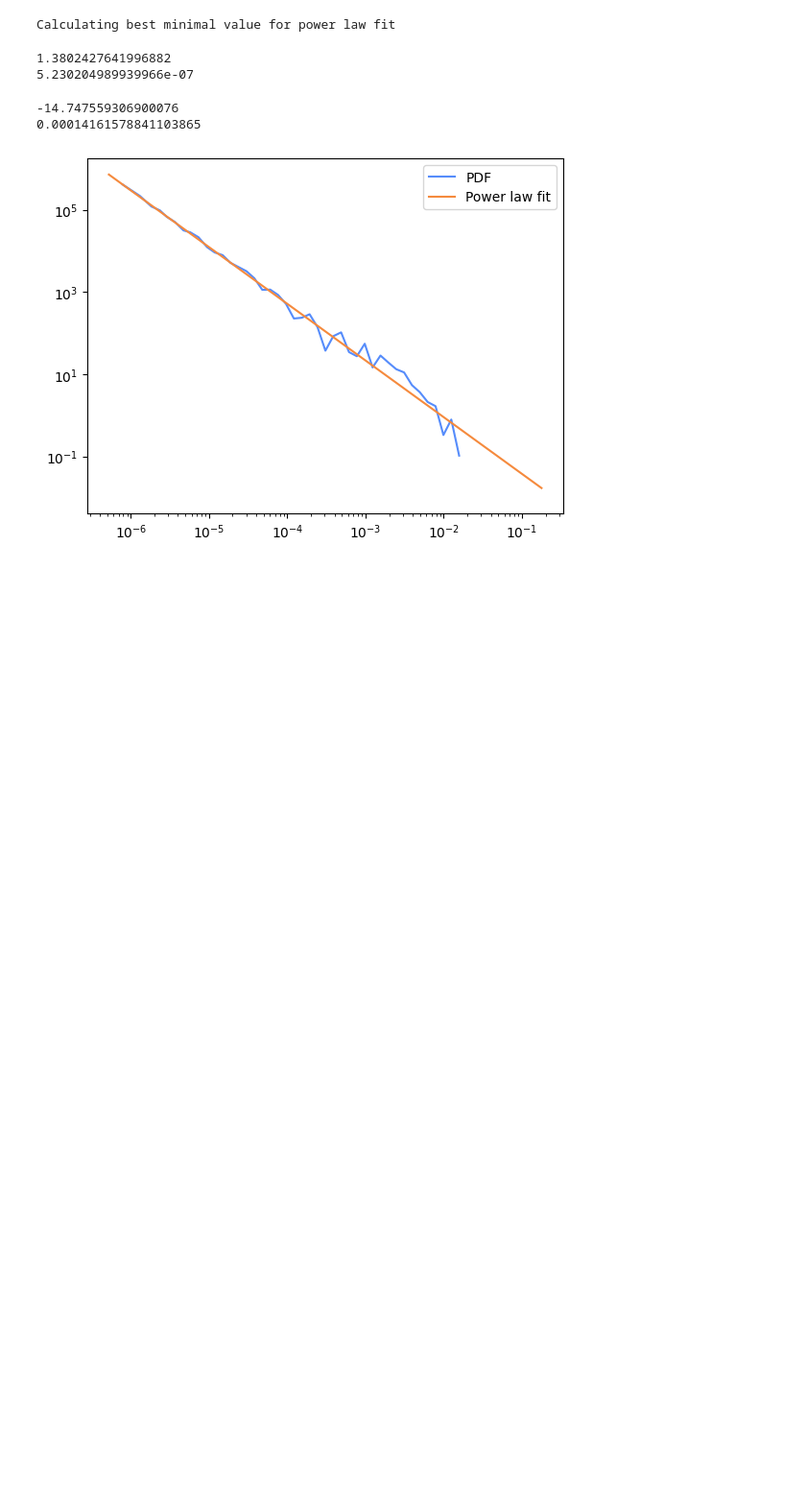
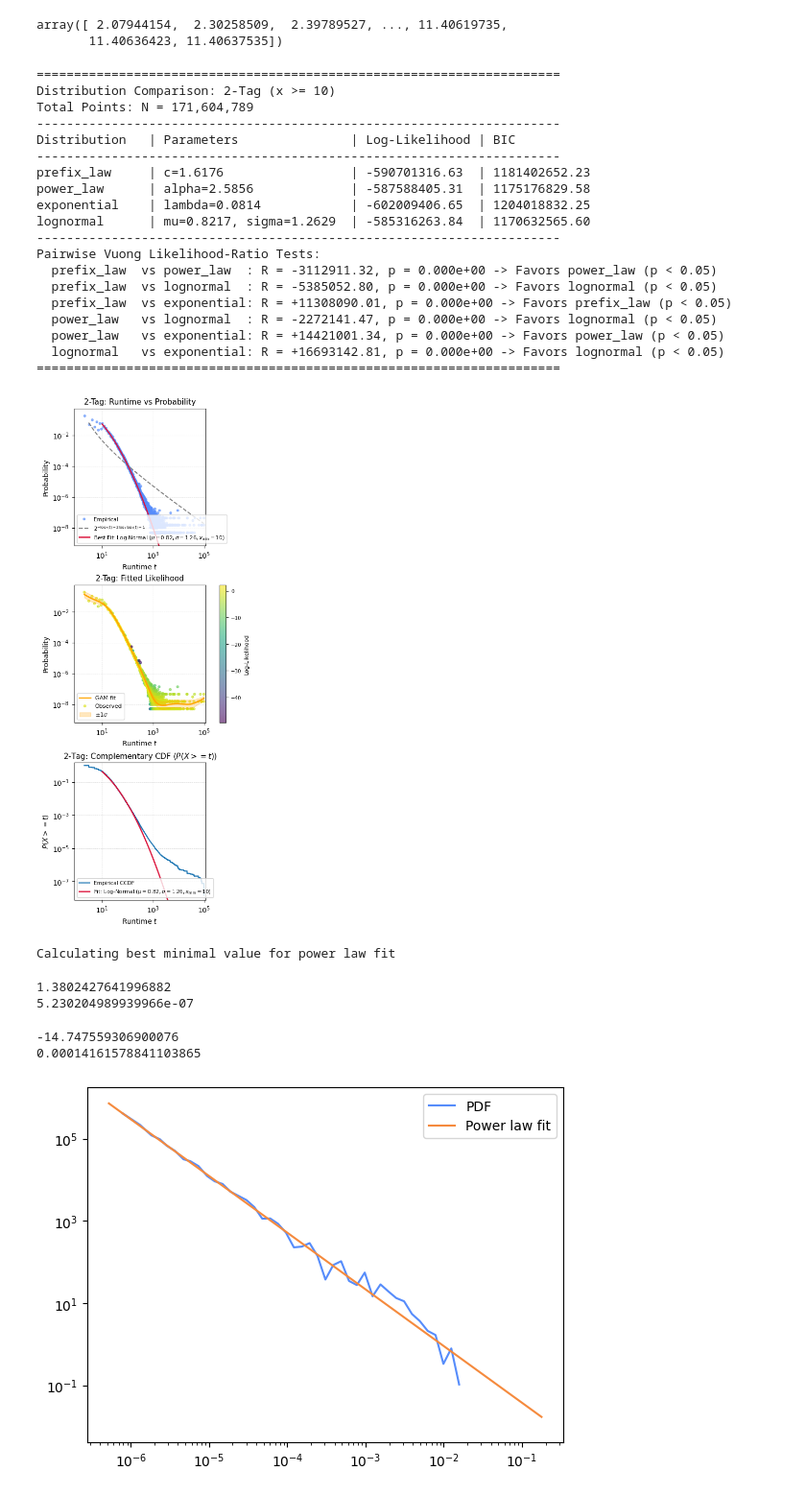
Before and after one commit to vincentherrmann/universal-computer-runtime-probabilities, a Jupyter notebook: Runtime_visualizations_grid.ipynb, the cells around one changed output. Shown at 96% size. Saved outputs shown, nothing was run; the diff lists cells and outputs as text; code cells hidden in the pictures; blank space fills up the shorter version.

Commit message:
add prefix law

```diff
--- a/Runtime_visualizations_grid.ipynb
+++ b/Runtime_visualizations_grid.ipynb
@@ -424,22 +562,47 @@ OVERALL BEST FIT: Log-Normal (\mu=-622.11, \sigma=16.72, x_{\min}=10)
+# %%
+log_rt
+# %% [output]
+array([ 2.07944154,  2.30258509,  2.39789527, ..., 11.40619735,
+       11.40636423, 11.40637535])
-# %%
 # %%
 # =====================================================================
 # Figure 2: Single Column 3x1 Grid (2-Tag System)
 # =====================================================================
 fig_tag, axes_tag = plt.subplots(
     3,
     1,
-    figsize=(4, 9),
-    gridspec_kw={"height_ratios": [1, 1, 0.6]},
+    figsize=(4.2, 10.5),
+    gridspec_kw={"height_ratios": [1, 1, 1]},
     constrained_layout=True,
 )
 
 render_domain_column(
     "tag", axes_tag, xlim=global_xlim, ylim=global_ylim, xmin_val=10
 )
 
-#fig_tag.savefig("runtime_vs_probability_tag_combined_xmin_10.pdf")
+#fig_tag.savefig("runtime_vs_probability_tag_3x1_ccdf.pdf")
 plt.show()
+# %% [output]
+======================================================================
+Distribution Comparison: 2-Tag (x >= 10)
+Total Points: N = 171,604,789
+----------------------------------------------------------------------
+Distribution   | Parameters               | Log-Likelihood | BIC
+----------------------------------------------------------------------
+prefix_law     | c=1.6176                 | -590701316.63  | 1181402652.23
+power_law      | alpha=2.5856             | -587588405.31  | 1175176829.58
+exponential    | lambda=0.0814            | -602009406.65  | 1204018832.25
+lognormal      | mu=0.8217, sigma=1.2629  | -585316263.84  | 1170632565.60
+----------------------------------------------------------------------
+Pairwise Vuong Likelihood-Ratio Tests:
+  prefix_law  vs power_law  : R = -3112911.32, p = 0.000e+00 -> Favors power_law (p < 0.05)
+  prefix_law  vs lognormal  : R = -5385052.80, p = 0.000e+00 -> Favors lognormal (p < 0.05)
+  prefix_law  vs exponential: R = +11308090.01, p = 0.000e+00 -> Favors prefix_law (p < 0.05)
+  power_law   vs lognormal  : R = -2272141.47, p = 0.000e+00 -> Favors lognormal (p < 0.05)
+  power_law   vs exponential: R = +14421001.34, p = 0.000e+00 -> Favors power_law (p < 0.05)
+  lognormal   vs exponential: R = +16693142.81, p = 0.000e+00 -> Favors lognormal (p < 0.05)
+======================================================================
+[figure, added]
 # %%
 fit = powerlaw.Fit(p)
 
```
Also changed, not shown: parts of 6 cells of this notebook.
